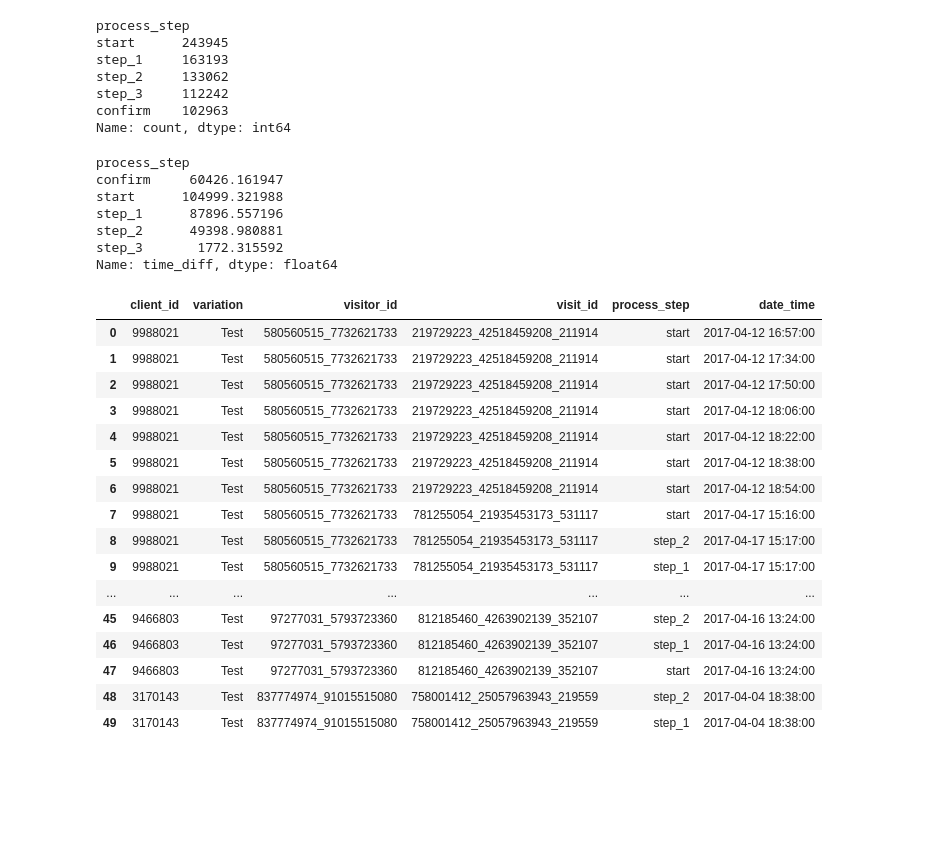
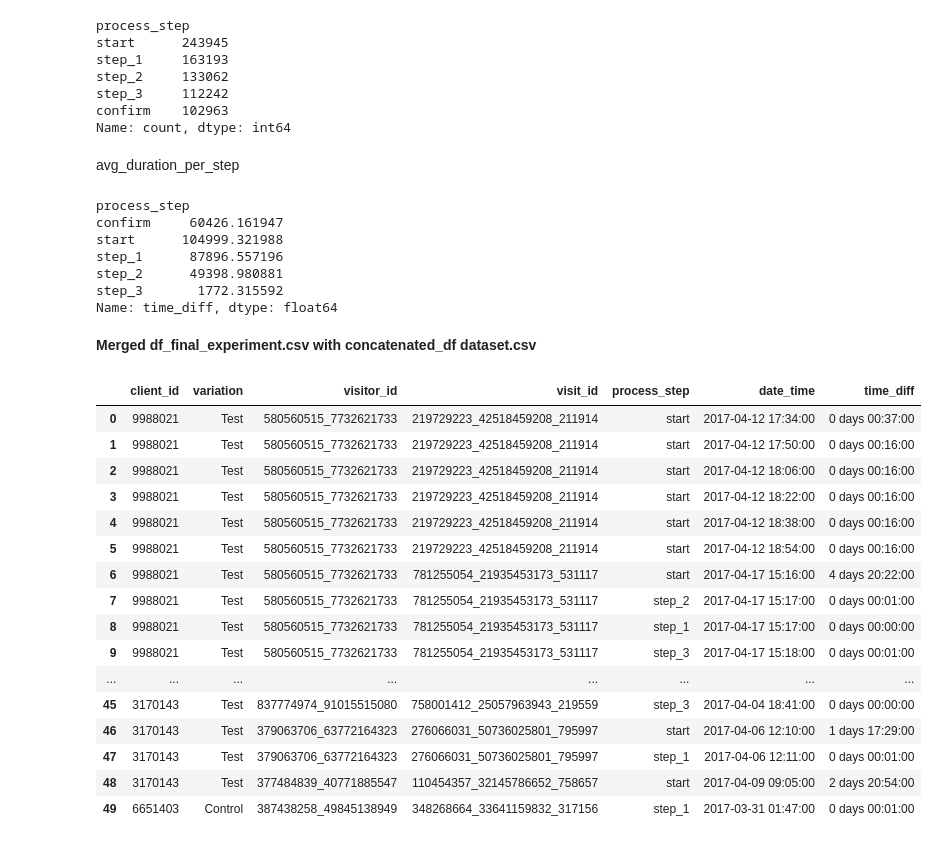
Before and after one commit to iSundhararajan/Project_2_IronHack, a Jupyter notebook: experiment_analysis.ipynb, the cells around one changed output. Saved outputs shown, nothing was run; the diff lists cells and outputs as text; code cells hidden in the pictures; blank space fills up the shorter version.

```diff
--- a/experiment_analysis.ipynb
+++ b/experiment_analysis.ipynb
@@ -203,6 +257,8 @@ step_2     133062
 step_3     112242
 confirm    102963
 Name: count, dtype: int64
+# %% [markdown]
+avg_duration_per_step
 # %%
 # Gets avg duration (in sec) spent on each step
 concatenated_df['date_time'] = pd.to_datetime(concatenated_df['date_time'])
@@ -236,26 +292,28 @@ Name: time_diff, dtype: float64
 # final_df = pd.merge(duration_df, concatenated_df, on='client_id', how='left')
 
 # final_df.head(50)
+# %% [markdown]
+**Merged df_final_experiment.csv with concatenated_df dataset.csv**
 # %%
-# concatenated_df['date_time'] = pd.to_datetime(concatenated_df['date_time'])
+concatenated_df['date_time'] = pd.to_datetime(concatenated_df['date_time'])
 merged_df = pd.merge(df_final_experiment, concatenated_df, on='client_id', how='left')
 merged_df.head(50)
 # merged_df.shape
 # %% [output]
-|  | client_id | variation | visitor_id | visit_id | process_step | date_time |
-| 0 | 9988021 | Test | 580560515_7732621733 | 219729223_42518459208_211914 | start | 2017-04-12 16:57:00 |
-| 1 | 9988021 | Test | 580560515_7732621733 | 219729223_42518459208_211914 | start | 2017-04-12 17:34:00 |
-| 2 | 9988021 | Test | 580560515_7732621733 | 219729223_42518459208_211914 | start | 2017-04-12 17:50:00 |
-| 3 | 9988021 | Test | 580560515_7732621733 | 219729223_42518459208_211914 | start | 2017-04-12 18:06:00 |
-| 4 | 9988021 | Test | 580560515_7732621733 | 219729223_42518459208_211914 | start | 2017-04-12 18:22:00 |
-| 5 | 9988021 | Test | 580560515_7732621733 | 219729223_42518459208_211914 | start | 2017-04-12 18:38:00 |
-| 6 | 9988021 | Test | 580560515_7732621733 | 219729223_42518459208_211914 | start | 2017-04-12 18:54:00 |
-| 7 | 9988021 | Test | 580560515_7732621733 | 781255054_21935453173_531117 | start | 2017-04-17 15:16:00 |
-| 8 | 9988021 | Test | 580560515_7732621733 | 781255054_21935453173_531117 | step_2 | 2017-04-17 15:17:00 |
-| 9 | 9988021 | Test | 580560515_7732621733 | 781255054_21935453173_531117 | step_1 | 2017-04-17 15:17:00 |
-| ... | ... | ... | ... | ... | ... | ... |
-| 45 | 9466803 | Test | 97277031_5793723360 | 812185460_4263902139_352107 | step_2 | 2017-04-16 13:24:00 |
-| 46 | 9466803 | Test | 97277031_5793723360 | 812185460_4263902139_352107 | step_1 | 2017-04-16 13:24:00 |
-| 47 | 9466803 | Test | 97277031_5793723360 | 812185460_4263902139_352107 | start | 2017-04-16 13:24:00 |
-| 48 | 3170143 | Test | 837774974_91015515080 | 758001412_25057963943_219559 | step_2 | 2017-04-04 18:38:00 |
-| 49 | 3170143 | Test | 837774974_91015515080 | 758001412_25057963943_219559 | step_1 | 2017-04-04 18:38:00 |
+|  | client_id | variation | visitor_id | visit_id | process_step | date_time | time_diff |
+| 0 | 9988021 | Test | 580560515_7732621733 | 219729223_42518459208_211914 | start | 2017-04-12 17:34:00 | 0 days 00:37:00 |
+| 1 | 9988021 | Test | 580560515_7732621733 | 219729223_42518459208_211914 | start | 2017-04-12 17:50:00 | 0 days 00:16:00 |
+| 2 | 9988021 | Test | 580560515_7732621733 | 219729223_42518459208_211914 | start | 2017-04-12 18:06:00 | 0 days 00:16:00 |
+| 3 | 9988021 | Test | 580560515_7732621733 | 219729223_42518459208_211914 | start | 2017-04-12 18:22:00 | 0 days 00:16:00 |
+| 4 | 9988021 | Test | 580560515_7732621733 | 219729223_42518459208_211914 | start | 2017-04-12 18:38:00 | 0 days 00:16:00 |
+| 5 | 9988021 | Test | 580560515_7732621733 | 219729223_42518459208_211914 | start | 2017-04-12 18:54:00 | 0 days 00:16:00 |
+| 6 | 9988021 | Test | 580560515_7732621733 | 781255054_21935453173_531117 | start | 2017-04-17 15:16:00 | 4 days 20:22:00 |
+| 7 | 9988021 | Test | 580560515_7732621733 | 781255054_21935453173_531117 | step_2 | 2017-04-17 15:17:00 | 0 days 00:01:00 |
+| 8 | 9988021 | Test | 580560515_7732621733 | 781255054_21935453173_531117 | step_1 | 2017-04-17 15:17:00 | 0 days 00:00:00 |
+| 9 | 9988021 | Test | 580560515_7732621733 | 781255054_21935453173_531117 | step_3 | 2017-04-17 15:18:00 | 0 days 00:01:00 |
+| ... | ... | ... | ... | ... | ... | ... | ... |
+| 45 | 3170143 | Test | 837774974_91015515080 | 758001412_25057963943_219559 | step_3 | 2017-04-04 18:41:00 | 0 days 00:00:00 |
+| 46 | 3170143 | Test | 379063706_63772164323 | 276066031_50736025801_795997 | start | 2017-04-06 12:10:00 | 1 days 17:29:00 |
+| 47 | 3170143 | Test | 379063706_63772164323 | 276066031_50736025801_795997 | step_1 | 2017-04-06 12:11:00 | 0 days 00:01:00 |
+| 48 | 3170143 | Test | 377484839_40771885547 | 110454357_32145786652_758657 | start | 2017-04-09 09:05:00 | 2 days 20:54:00 |
+| 49 | 6651403 | Control | 387438258_49845138949 | 348268664_33641159832_317156 | step_1 | 2017-03-31 01:47:00 | 0 days 00:01:00 |
```
Also changed, not shown: parts of 35 cells of this notebook, 2 other files.
